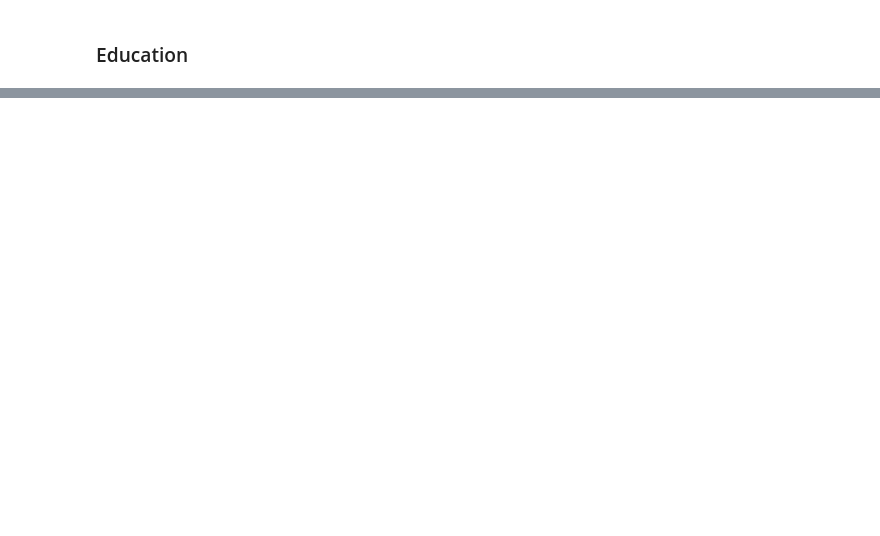
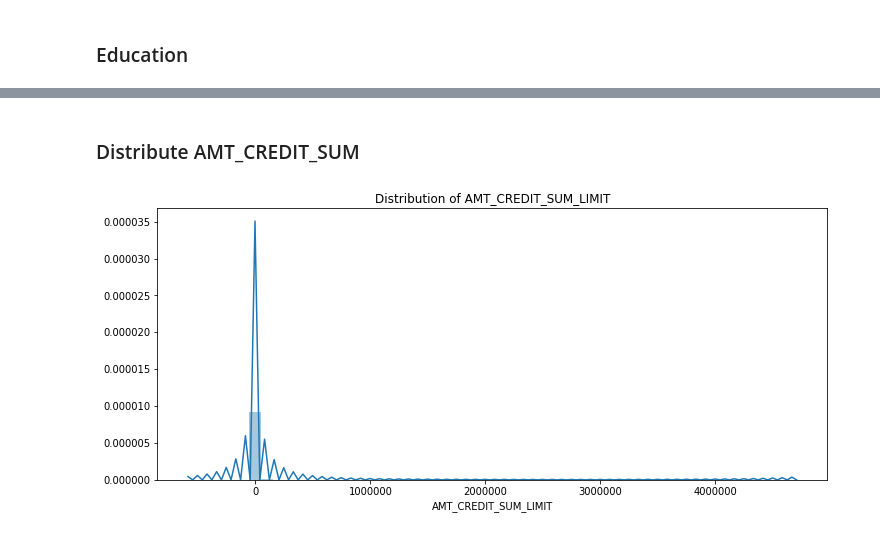
Before and after one commit to hannah-montana/HomeCredit, a Jupyter notebook: code/1_HomeCredit_Visualization.ipynb, the cells around one changed output, grey strips where cells are left out. Drawn from its saved outputs; the diff is of its cells as text; code cells hidden in the pictures; blank space fills up the shorter version.

Commit message:
update visualize

```diff
--- a/code/1_HomeCredit_Visualization.ipynb
+++ b/code/1_HomeCredit_Visualization.ipynb
@@ -151,0 +187,2 @@ df.iplot(kind='pie',labels='labels',values='values', title='Education of Applica
+# %%
+bureau = pd.read_csv('../input/bureau.csv')
@@ -151,0 +217,9 @@ df.iplot(kind='pie',labels='labels',values='values', title='Education of Applica
+# %% [markdown]
+### Distribute AMT_CREDIT_SUM
+# %%
+plt.figure(figsize=(12,5))
+bureau["AMT_CREDIT_SUM_LIMIT"].fillna(0, inplace=True)
+plt.title("Distribution of AMT_CREDIT_SUM_LIMIT")
+ax = sns.distplot(bureau["AMT_CREDIT_SUM_LIMIT"])
+# %% [output]
+[figure, added]
```
Also changed, not shown: parts of 30 cells of this notebook.
